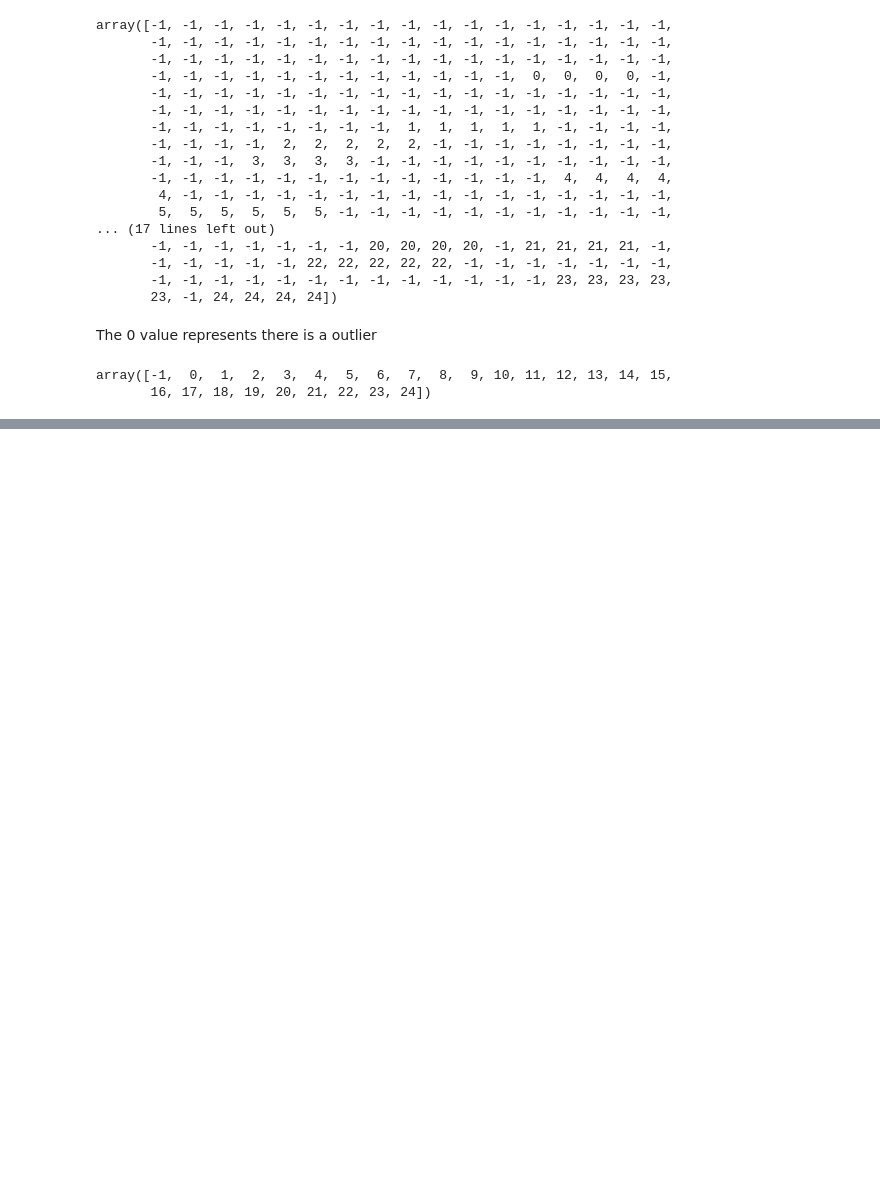
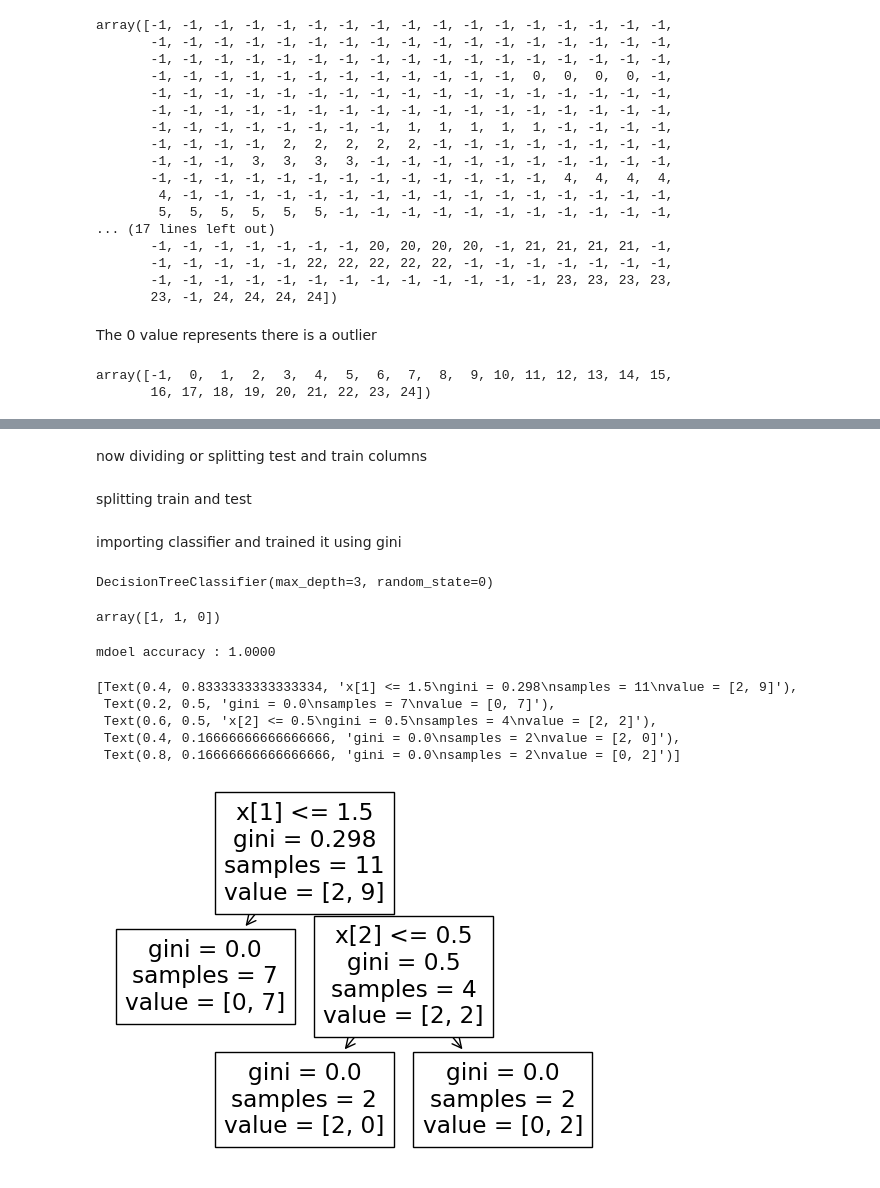
Before and after one commit to MekhzZ/AppliedStatisticsWithPython.ipynb, a Jupyter notebook: DataMining.ipynb, the cells around one changed output, grey strips where cells are left out. Drawn from its saved outputs; the diff is of its cells as text; code cells hidden in the pictures; blank space fills up the shorter version.

```diff
--- a/DataMining.ipynb
+++ b/DataMining.ipynb
@@ -215,0 +271,6 @@ plt.show()
+# %%
+dtree['Day'] = le.fit_transform(dtree['Day'])
+dtree['Humidity'] = le.fit_transform(dtree['Humidity'])
+dtree['Outlook'] = le.fit_transform(dtree['Outlook'])
+dtree['Temperature'] = le.fit_transform(dtree['Temperature'])
+dtree['Out For Movie'] = le.fit_transform(dtree['Out For Movie'])
@@ -215,0 +295,18 @@ plt.show()
+# %% [markdown]
+now dividing or splitting test and train columns
+# %%
+x = dtree.drop('Out For Movie', axis=1)
+y = dtree['Out For Movie']
+# %% [markdown]
+splitting train and test
+# %%
+from sklearn.model_selection import train_test_split
+x_train, x_test, y_train, y_test = train_test_split(x, y, test_size=0.2, random_state=42)
+# %% [markdown]
+importing classifier and trained it using gini
+# %%
+from sklearn.tree import DecisionTreeClassifier
+gini_model = DecisionTreeClassifier(criterion='gini', max_depth=3, random_state= 0)
+gini_model.fit(x_train, y_train)
+# %% [output]
+DecisionTreeClassifier(max_depth=3, random_state=0)
@@ -215,0 +315,19 @@ plt.show()
+# %%
+pred
+# %% [output]
+array([1, 1, 0])
+# %%
+from sklearn.metrics import accuracy_score
+print('mdoel accuracy : {0:0.4f}'.format(accuracy_score(y_test,pred)))
+# %% [output]
+mdoel accuracy : 1.0000
+# %%
+from sklearn import tree
+tree.plot_tree(gini_model)
+# %% [output]
+[Text(0.4, 0.8333333333333334, 'x[1] <= 1.5\ngini = 0.298\nsamples = 11\nvalue = [2, 9]'),
+ Text(0.2, 0.5, 'gini = 0.0\nsamples = 7\nvalue = [0, 7]'),
+ Text(0.6, 0.5, 'x[2] <= 0.5\ngini = 0.5\nsamples = 4\nvalue = [2, 2]'),
+ Text(0.4, 0.16666666666666666, 'gini = 0.0\nsamples = 2\nvalue = [2, 0]'),
+ Text(0.8, 0.16666666666666666, 'gini = 0.0\nsamples = 2\nvalue = [0, 2]')]
+[figure, added]
```
Also changed, not shown: parts of 14 cells of this notebook.
